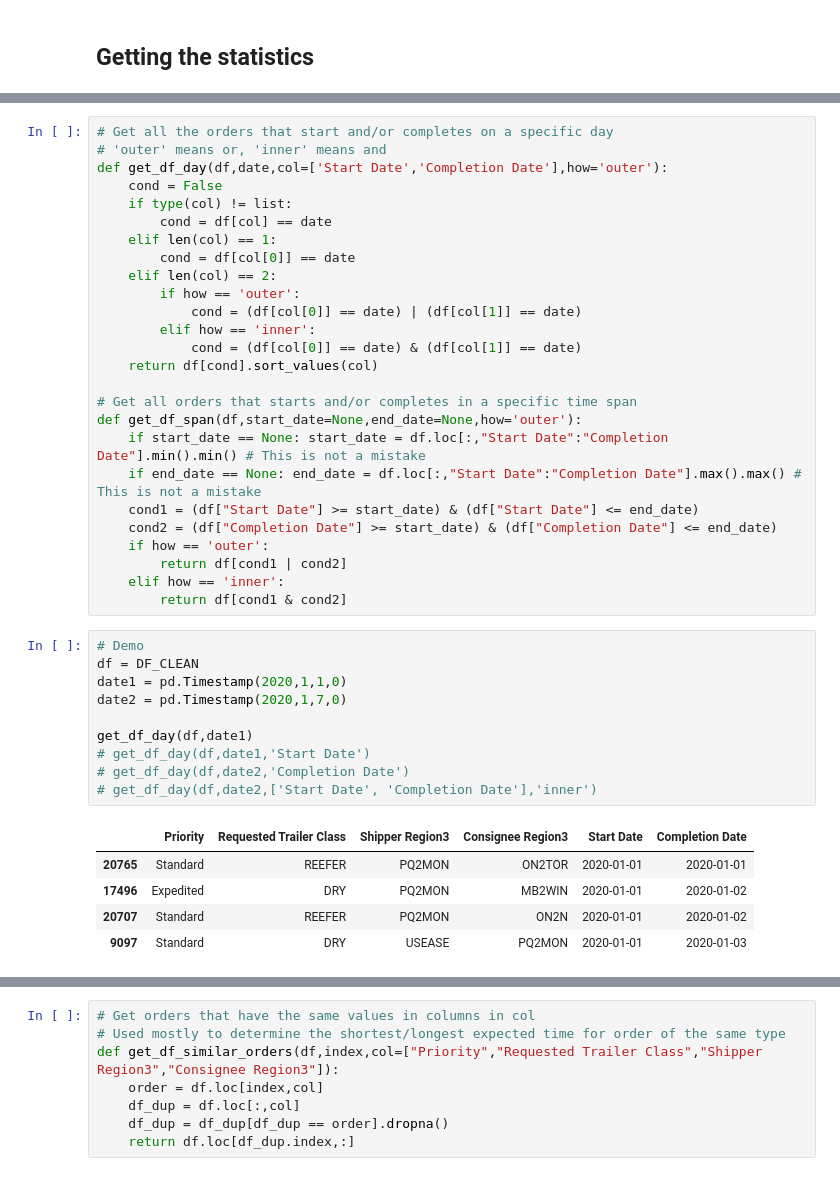
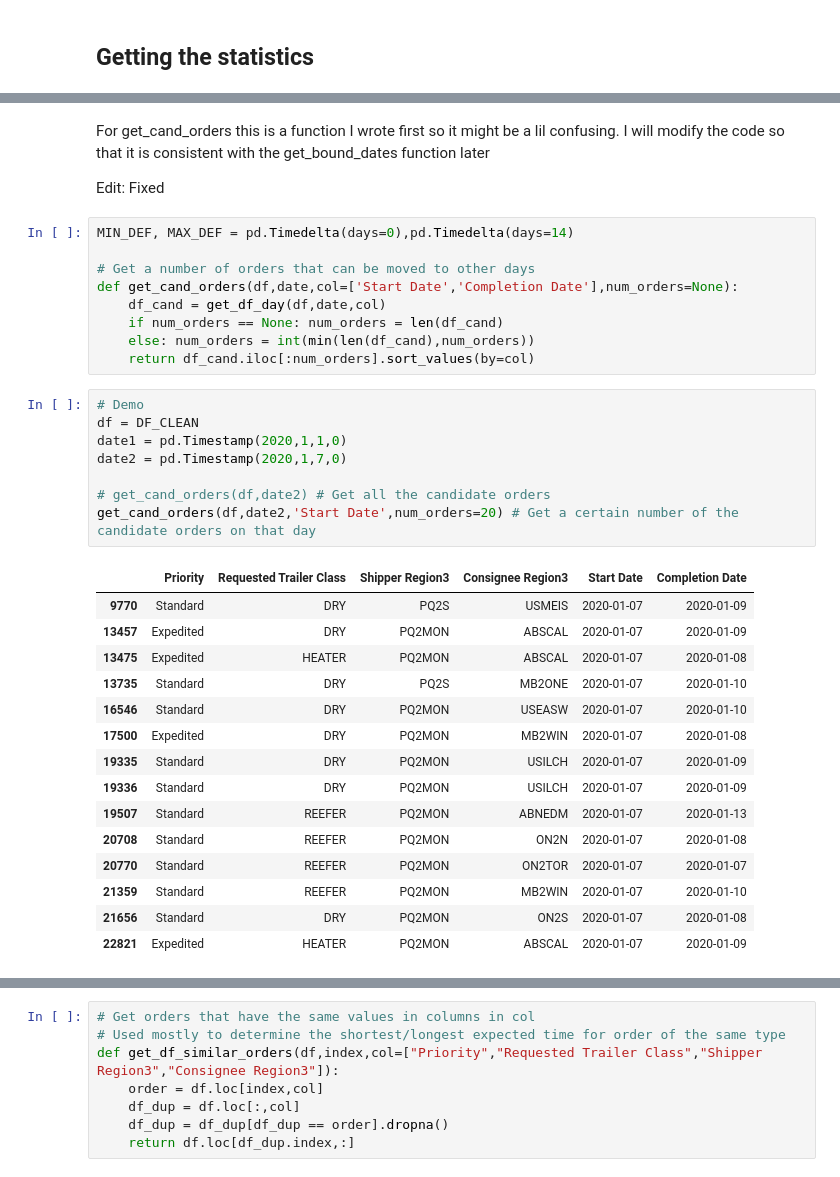
Before and after one commit to tranndt/ml-usra2021-NexusDataChallengeBison, a Jupyter notebook: [05-2021] Nexus Data Challenge/Algorithm.ipynb, the cells around one changed output, grey strips where cells are left out. Drawn from its saved outputs; the diff is of its cells as text.

```diff
--- a/[05-2021] Nexus Data Challenge/Algorithm.ipynb
+++ b/[05-2021] Nexus Data Challenge/Algorithm.ipynb
@@ -117,42 +187,38 @@ get_imb(df,date1)
-# %%
-# Get all the orders that start and/or completes on a specific day
-# 'outer' means or, 'inner' means and
-def get_df_day(df,date,col=['Start Date','Completion Date'],how='outer'):
-    cond = False
-    if type(col) != list:
-        cond = df[col] == date
-    elif len(col) == 1:
-        cond = df[col[0]] == date
-    elif len(col) == 2:
-        if how == 'outer':
-            cond = (df[col[0]] == date) | (df[col[1]] == date)
-        elif how == 'inner':
-            cond = (df[col[0]] == date) & (df[col[1]] == date)
-    return df[cond].sort_values(col)
-
-# Get all orders that starts and/or completes in a specific time span
-def get_df_span(df,start_date=None,end_date=None,how='outer'):
-    if start_date == None: start_date = df.loc[:,"Start Date":"Completion Date"].min().min() # This is not a mistake
-    if end_date == None: end_date = df.loc[:,"Start Date":"Completion Date"].max().max() # This is not a mistake
-    cond1 = (df["Start Date"] >= start_date) & (df["Start Date"] <= end_date)
-    cond2 = (df["Completion Date"] >= start_date) & (df["Completion Date"] <= end_date)
-    if how == 'outer':
-        return df[cond1 | cond2]
-    elif how == 'inner':
-        return df[cond1 & cond2]
+# %% [markdown]
+For get_cand_orders this is a function I wrote first so it might be a lil confusing. I will modify the code
+so that it is consistent with the get_bound_dates function later
+
+Edit: Fixed
+# %%
+MIN_DEF, MAX_DEF = pd.Timedelta(days=0),pd.Timedelta(days=14)
+
+# Get a number of orders that can be moved to other days
+def get_cand_orders(df,date,col=['Start Date','Completion Date'],num_orders=None):
+    df_cand = get_df_day(df,date,col)
+    if num_orders == None: num_orders = len(df_cand)
+    else: num_orders = int(min(len(df_cand),num_orders))
+    return df_cand.iloc[:num_orders].sort_values(by=col)
 # %%
 # Demo
 df = DF_CLEAN
 date1 = pd.Timestamp(2020,1,1,0)
 date2 = pd.Timestamp(2020,1,7,0)
 
-get_df_day(df,date1)
-# get_df_day(df,date1,'Start Date')
-# get_df_day(df,date2,'Completion Date')
-# get_df_day(df,date2,['Start Date', 'Completion Date'],'inner')
+# get_cand_orders(df,date2) # Get all the candidate orders
+get_cand_orders(df,date2,'Start Date',num_orders=20) # Get a certain number of the candidate orders on that day
 # %% [output]
 |  | Priority | Requested Trailer Class | Shipper Region3 | Consignee Region3 | Start Date | Completion Date |
-| 20765 | Standard | REEFER | PQ2MON | ON2TOR | 2020-01-01 | 2020-01-01 |
-| 17496 | Expedited | DRY | PQ2MON | MB2WIN | 2020-01-01 | 2020-01-02 |
-| 20707 | Standard | REEFER | PQ2MON | ON2N | 2020-01-01 | 2020-01-02 |
-| 9097 | Standard | DRY | USEASE | PQ2MON | 2020-01-01 | 2020-01-03 |
+| 9770 | Standard | DRY | PQ2S | USMEIS | 2020-01-07 | 2020-01-09 |
+| 13457 | Expedited | DRY | PQ2MON | ABSCAL | 2020-01-07 | 2020-01-09 |
+| 13475 | Expedited | HEATER | PQ2MON | ABSCAL | 2020-01-07 | 2020-01-08 |
+| 13735 | Standard | DRY | PQ2S | MB2ONE | 2020-01-07 | 2020-01-10 |
+| 16546 | Standard | DRY | PQ2MON | USEASW | 2020-01-07 | 2020-01-10 |
+| 17500 | Expedited | DRY | PQ2MON | MB2WIN | 2020-01-07 | 2020-01-08 |
+| 19335 | Standard | DRY | PQ2MON | USILCH | 2020-01-07 | 2020-01-09 |
+| 19336 | Standard | DRY | PQ2MON | USILCH | 2020-01-07 | 2020-01-09 |
+| 19507 | Standard | REEFER | PQ2MON | ABNEDM | 2020-01-07 | 2020-01-13 |
+| 20708 | Standard | REEFER | PQ2MON | ON2N | 2020-01-07 | 2020-01-08 |
+| 20770 | Standard | REEFER | PQ2MON | ON2TOR | 2020-01-07 | 2020-01-07 |
+| 21359 | Standard | REEFER | PQ2MON | MB2WIN | 2020-01-07 | 2020-01-10 |
+| 21656 | Standard | DRY | PQ2MON | ON2S | 2020-01-07 | 2020-01-08 |
+| 22821 | Expedited | HEATER | PQ2MON | ABSCAL | 2020-01-07 | 2020-01-09 |
```
Also changed, not shown: parts of 40 cells of this notebook.
